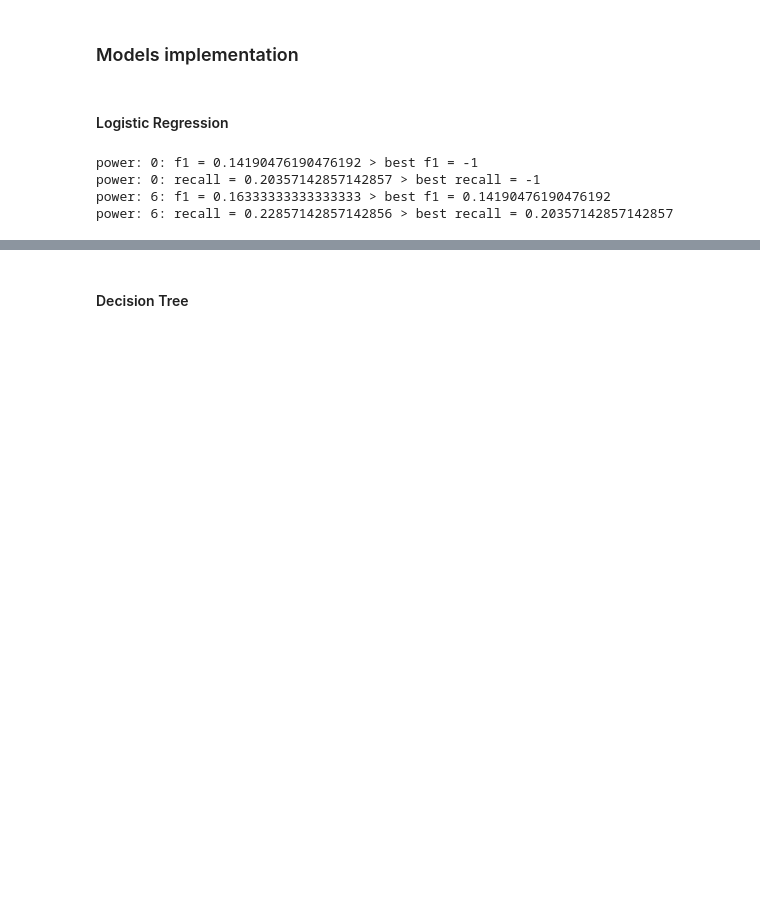
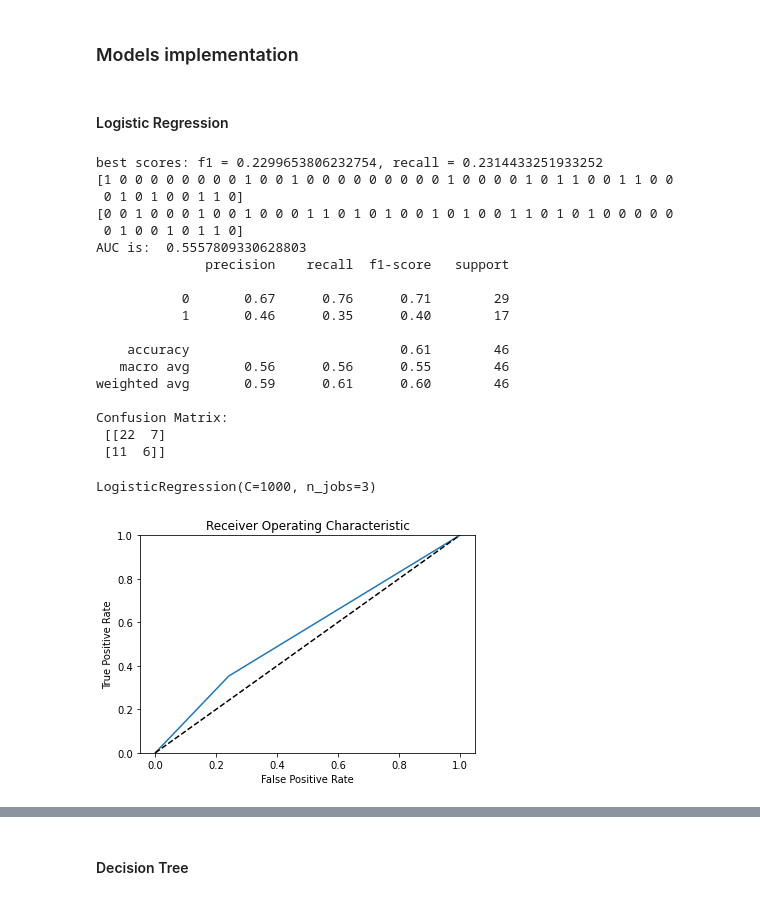
Before and after one commit to derong97/automatic-depression-detector, a Jupyter notebook: models/audio/librosa_features.ipynb, the cells around one changed output, grey strips where cells are left out. Saved outputs shown, nothing was run; the diff lists cells and outputs as text; code cells hidden in the pictures; blank space fills up the shorter version.

```diff
--- a/models/audio/librosa_features.ipynb
+++ b/models/audio/librosa_features.ipynb
@@ -82,13 +84,22 @@ def str_to_np(X):
     return np.stack( new_X, axis=0 )
 
 
-
+#print(data)
 data['feature'] = data['feature'].apply(remove_brackets)
 X = data['feature']
 X = str_to_np(X)
-
+#print(X)
+Y= data['PHQ8_Binary'].values
+data['PHQ8_Binary'] = data['PHQ8_Binary'].values
 X_train, X_test, y_train, y_test = train_test_split(X,
-                                                    data['PHQ8_Binary'].values,
+                                                    Y,
                                                     test_size=0.3,
                                                     random_state=RANDOM_STATE)
-#print(X_train)
+#print(data['Participant_ID'].values)
+print(X_train.shape)
+print(y_train.shape)
+#print(X[0].shape)
+#print(len(X[1]))
+#np.save("participants_audio.npy",data['Participant_ID'])
+#np.save("X_audio_librosa.npy",X)
+#np.save("Y_audio.npy",Y)
@@ -128,14 +142,16 @@ def evaluate_model(model):
 # %% [markdown]
 #### K cross
 # %%
-def k_cross(model, X=X_train, y=y_train, k=10, n=1, random_state=RANDOM_STATE):
+def k_cross(input_model, X=X_train, y=y_train, k=4, n=3, random_state=RANDOM_STATE):
     f1_scores = []
     recall_scores = []
     rkf = RepeatedKFold(n_splits=k, n_repeats=n, random_state=RANDOM_STATE)
+
     for train_index, val_index in rkf.split(X):
         X_train, X_val = X[train_index], X[val_index]
         y_train, y_val = y[train_index], y[val_index]
 
+        model = clone(input_model) # prevents incremental fitting
         model.fit(X_train, y_train)
 
         y_pred = model.predict(X_val)
@@ -152,32 +168,45 @@ def k_cross(model, X=X_train, y=y_train, k=10, n=1, random_state=RANDOM_STATE):
 # %%
 def find_best_logreg_model(power):
     best_f1_model = None
-    best_recall_model = None
     best_f1 = -1
     best_recall = -1
 
     for i in range(power + 1):
         model = LogisticRegression(n_jobs=3, C=10**i)
 
         f1_scores, recall_scores = k_cross(model)
         f1 = np.mean(f1_scores)
         recall = np.mean(recall_scores)
 
         if f1 > best_f1:
-            print(f"power: {i}: f1 = {f1} > best f1 = {best_f1}")
             best_f1 = f1
+            best_recall = recall
             best_f1_model = model
 
-        if recall > best_recall:
-            print(f"power: {i}: recall = {recall} > best recall = {best_recall}")
-            best_recall = recall
-            best_recall_model = model
+    print(f"best scores: f1 = {best_f1}, recall = {best_recall}")
 
-    return best_f1_model, best_recall_model
+    return best_f1_model
 
-best_logreg_f1_model, best_logreg_recall_model = find_best_logreg_model(6)
+best_logreg_f1_model = find_best_logreg_model(6)
+evaluate_model(best_logreg_f1_model)
 # %% [output]
-power: 0: f1 = 0.14190476190476192 > best f1 = -1
-power: 0: recall = 0.20357142857142857 > best recall = -1
-power: 6: f1 = 0.16333333333333333 > best f1 = 0.14190476190476192
-power: 6: recall = 0.22857142857142856 > best recall = 0.20357142857142857
+best scores: f1 = 0.2299653806232754, recall = 0.2314433251933252
+[1 0 0 0 0 0 0 0 0 1 0 0 1 0 0 0 0 0 0 0 0 0 1 0 0 0 0 1 0 1 1 0 0 1 1 0 0
+ 0 1 0 1 0 0 1 1 0]
+[0 0 1 0 0 0 1 0 0 1 0 0 0 1 1 0 1 0 1 0 0 1 0 1 0 0 1 1 0 1 0 1 0 0 0 0 0
+ 0 1 0 0 1 0 1 1 0]
+AUC is:  0.5557809330628803
+              precision    recall  f1-score   support
+
+           0       0.67      0.76      0.71        29
+           1       0.46      0.35      0.40        17
+
+    accuracy                           0.61        46
+   macro avg       0.56      0.56      0.55        46
+weighted avg       0.59      0.61      0.60        46
+
+Confusion Matrix:
+ [[22  7]
+ [11  6]]
+LogisticRegression(C=1000, n_jobs=3)
+[figure, added]
```
Also changed, not shown: parts of 11 cells of this notebook, 3 other files.
